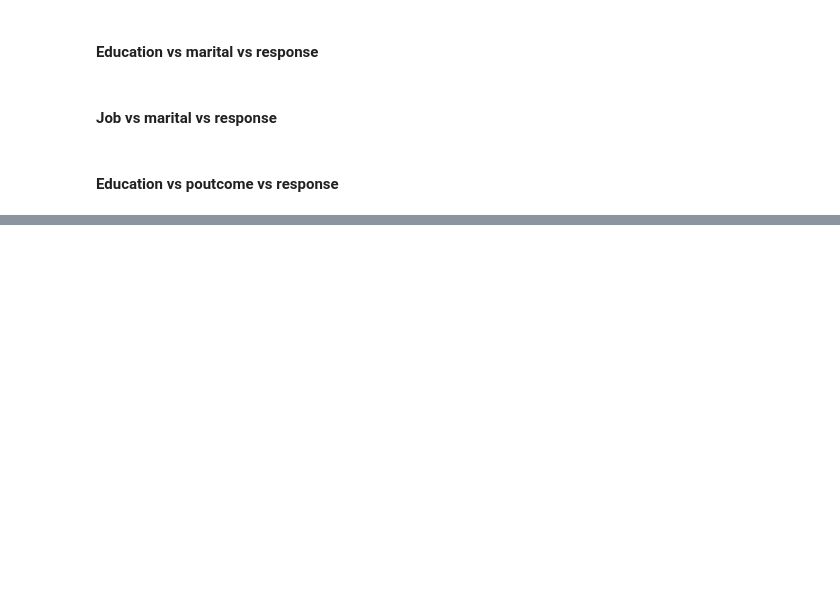
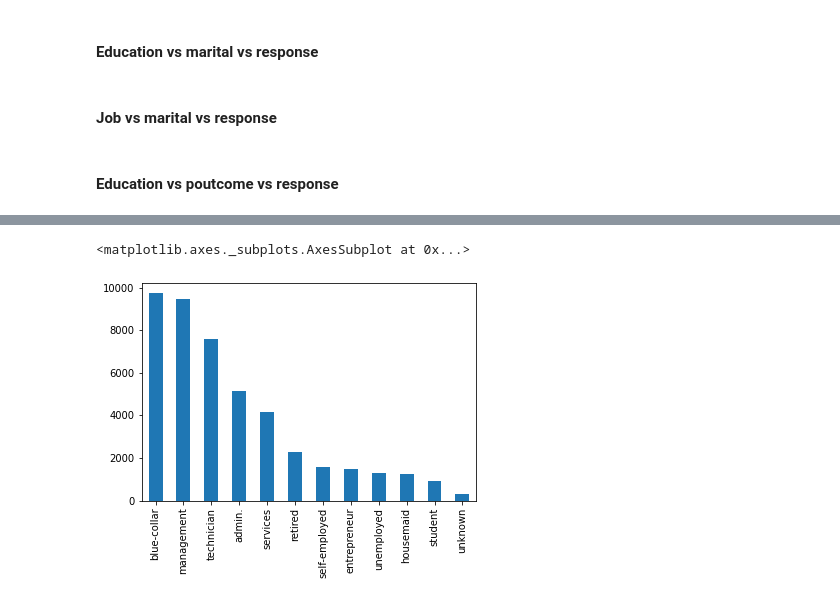
Before and after one commit to datagrad/EDA-of-Bank-Telemarketing-Campaign, a Jupyter notebook: Bank_TeleMarketing_Campaign_EDA.ipynb, the cells around one changed output, grey strips where cells are left out. Cells and saved outputs as stored; diff of their text form; code cells hidden in the pictures; blank space fills up the shorter version.

```diff
--- a/Bank_TeleMarketing_Campaign_EDA.ipynb
+++ b/Bank_TeleMarketing_Campaign_EDA.ipynb
@@ -1010,0 +1010,10 @@ def p75(x):
+# %%
+#### Standardization: Conversion of all data in column to a single standards. For example: if data are in minutes and seconds, then converting all to either second or minutes
+
+##### convert the duration variable into single unit i.e. Seconds. and remove the sec or min prefix.
+
+df.duration =df.duration.apply(
+    lambda x:
+    float(x.split()[0])*60 if x.find("min")>0
+    else float(x.split()[0])
+    )
@@ -1010,0 +1022,7 @@ def p75(x):
+# %%
+#### Split a column on Delimiter
+
+
+##### Extract job in newly created 'job' column from "jobedu" column.
+
+df['job']= df.jobedu.apply(lambda x: x.split(",")[0])
@@ -1010,0 +1072,6 @@ def p75(x):
+# %%
+#### Bar Plot
+df.job.value_counts().plot.bar()
+# %% [output]
+<matplotlib.axes._subplots.AxesSubplot at 0x...>
+[figure, added]
```
Also changed, not shown: parts of 25 cells of this notebook.
